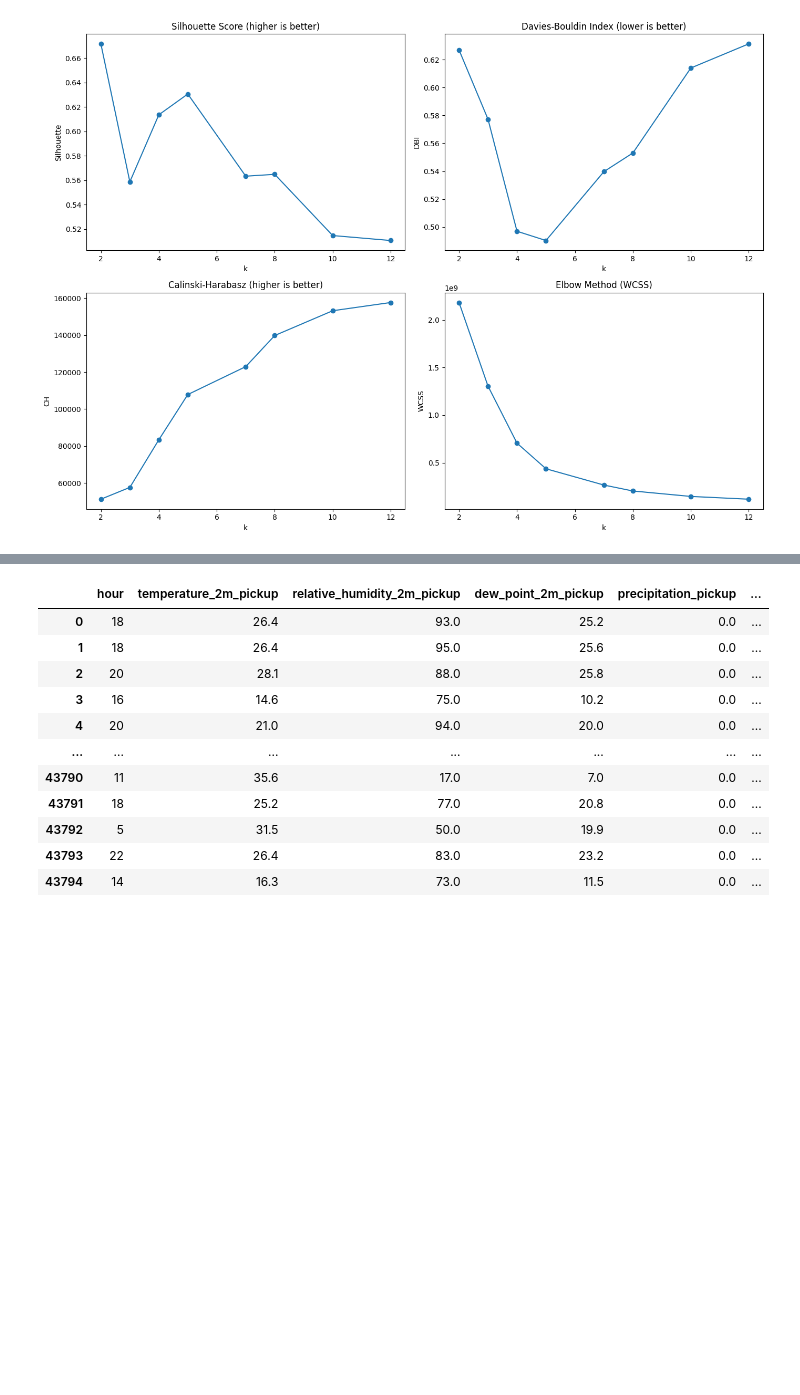
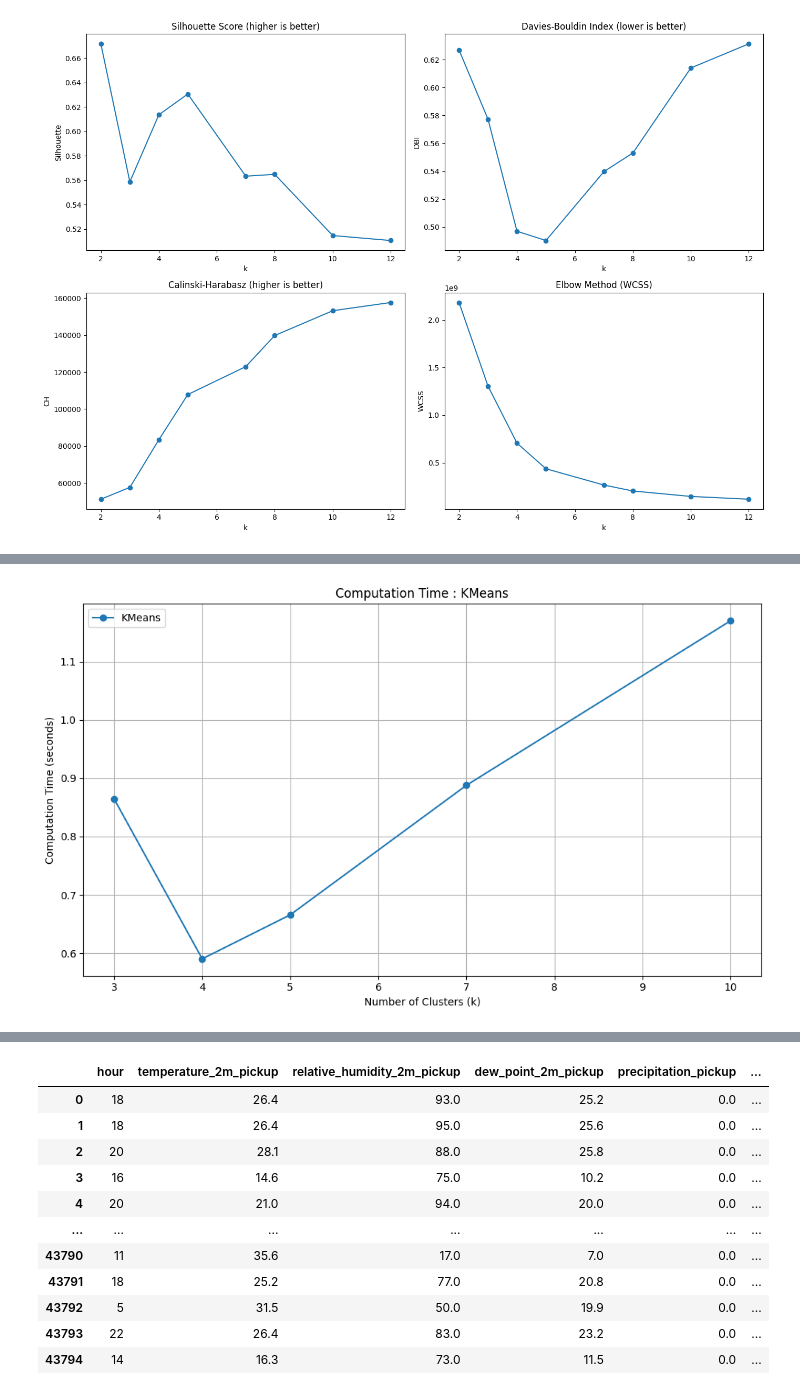
Before and after one commit to NDuan-510/MADS-MS2-Uber-Analysis, a Jupyter notebook: Unsupervised-eva.ipynb, the cells around one changed output, grey strips where cells are left out. Drawn from its saved outputs; the diff is of its cells as text; code cells hidden in the pictures; blank space fills up the shorter version.

```diff
--- a/Unsupervised-eva.ipynb
+++ b/Unsupervised-eva.ipynb
@@ -185,3 +216,36 @@ plt.show()
+# %%
+import time
+import numpy as np
+import matplotlib.pyplot as plt
+from sklearn.cluster import KMeans, AgglomerativeClustering
+
+# List of cluster numbers to test
+k_list = [3, 4, 5, 7, 10]
+
+# Store computation times
+times_kmeans = []
+times_agglo = []
+
+for k in k_list:
+    # --- KMeans timing ---
+    start = time.time()
+    kmeans = KMeans(n_clusters=k, random_state=42, n_init=10)
+    kmeans.fit(X)  # X is your feature matrix
+    end = time.time()
+    times_kmeans.append(end - start)
+
+# Plot computation times
+plt.figure(figsize=(10, 6))
+plt.plot(k_list, times_kmeans, marker='o', label='KMeans')
+plt.xlabel('Number of Clusters (k)')
+plt.ylabel('Computation Time (seconds)')
+plt.title('Computation Time : KMeans')
+plt.legend()
+plt.grid(True)
+plt.tight_layout()
+plt.show()
+# %% [output]
+[figure, added]
 # %%
 
 
```
Also changed, not shown: parts of 4 cells of this notebook.
